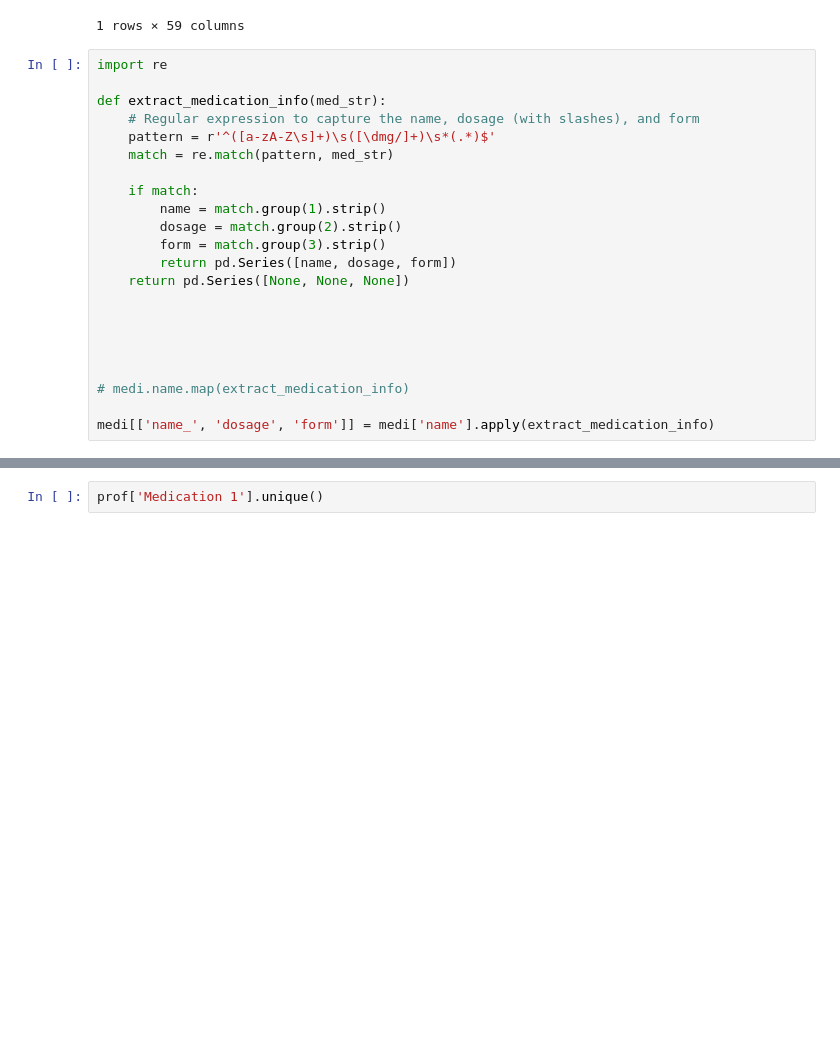
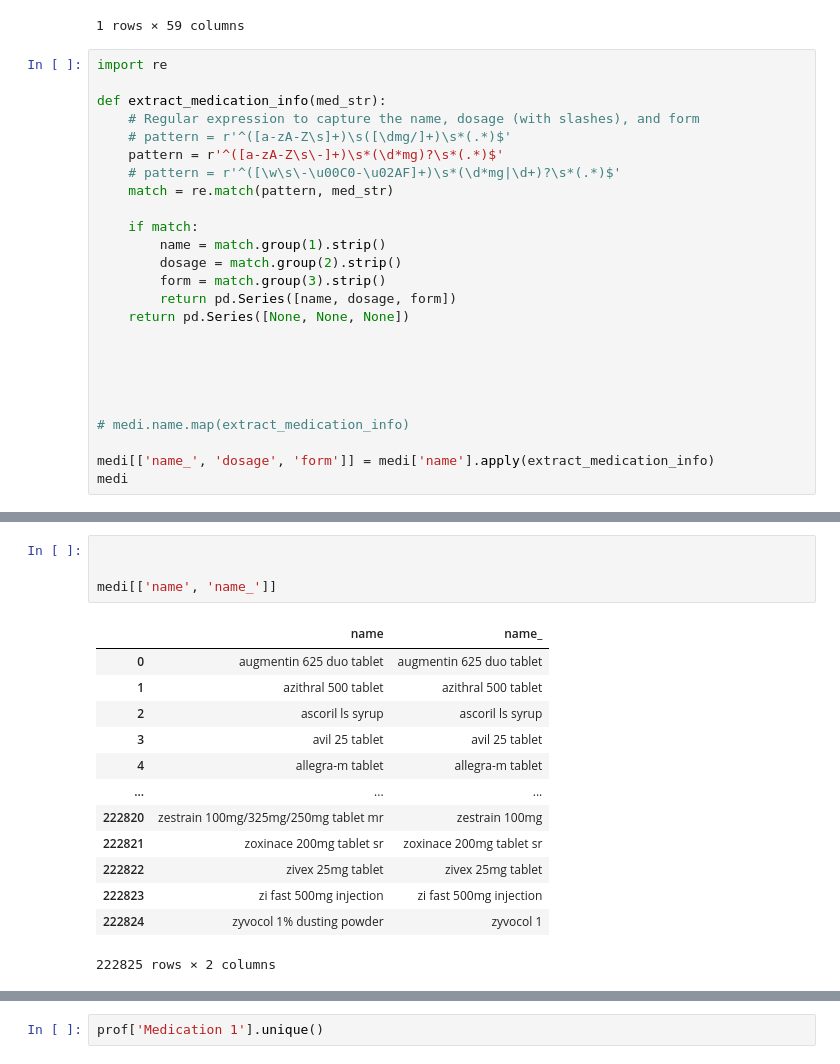
Before and after one commit to raynasser/MediSure, a Jupyter notebook: notebooks/ra | FooDru eda.ipynb, the cells around one changed output, grey strips where cells are left out. Cells and saved outputs as stored; diff of their text form; blank space fills up the shorter version.

```diff
--- a/notebooks/ra | FooDru eda.ipynb
+++ b/notebooks/ra | FooDru eda.ipynb
@@ -1696,7 +1696,9 @@ import re
 
 def extract_medication_info(med_str):
     # Regular expression to capture the name, dosage (with slashes), and form
-    pattern = r'^([a-zA-Z\s]+)\s([\dmg/]+)\s*(.*)$'
+    # pattern = r'^([a-zA-Z\s]+)\s([\dmg/]+)\s*(.*)$'
+    pattern = r'^([a-zA-Z\s\-]+)\s*(\d*mg)?\s*(.*)$'
+    # pattern = r'^([\w\s\-\u00C0-\u02AF]+)\s*(\d*mg|\d+)?\s*(.*)$'
     match = re.match(pattern, med_str)
 
     if match:
@@ -1713,3 +1715,4 @@ def extract_medication_info(med_str):
 # medi.name.map(extract_medication_info)
 
 medi[['name_', 'dosage', 'form']] = medi['name'].apply(extract_medication_info)
+medi
@@ -1731,0 +1721,18 @@ medi
+# %%
+
+
+medi[['name', 'name_']]
+# %% [output]
+|  | name | name_ |
+| 0 | augmentin 625 duo tablet | augmentin 625 duo tablet |
+| 1 | azithral 500 tablet | azithral 500 tablet |
+| 2 | ascoril ls syrup | ascoril ls syrup |
+| 3 | avil 25 tablet | avil 25 tablet |
+| 4 | allegra-m tablet | allegra-m tablet |
+| ... | ... | ... |
+| 222820 | zestrain 100mg/325mg/250mg tablet mr | zestrain 100mg |
+| 222821 | zoxinace 200mg tablet sr | zoxinace 200mg tablet sr |
+| 222822 | zivex 25mg tablet | zivex 25mg tablet |
+| 222823 | zi fast 500mg injection | zi fast 500mg injection |
+| 222824 | zyvocol 1% dusting powder | zyvocol 1 |
+222825 rows × 2 columns
```
Also changed, not shown: parts of 8 cells of this notebook, 1 other file.
